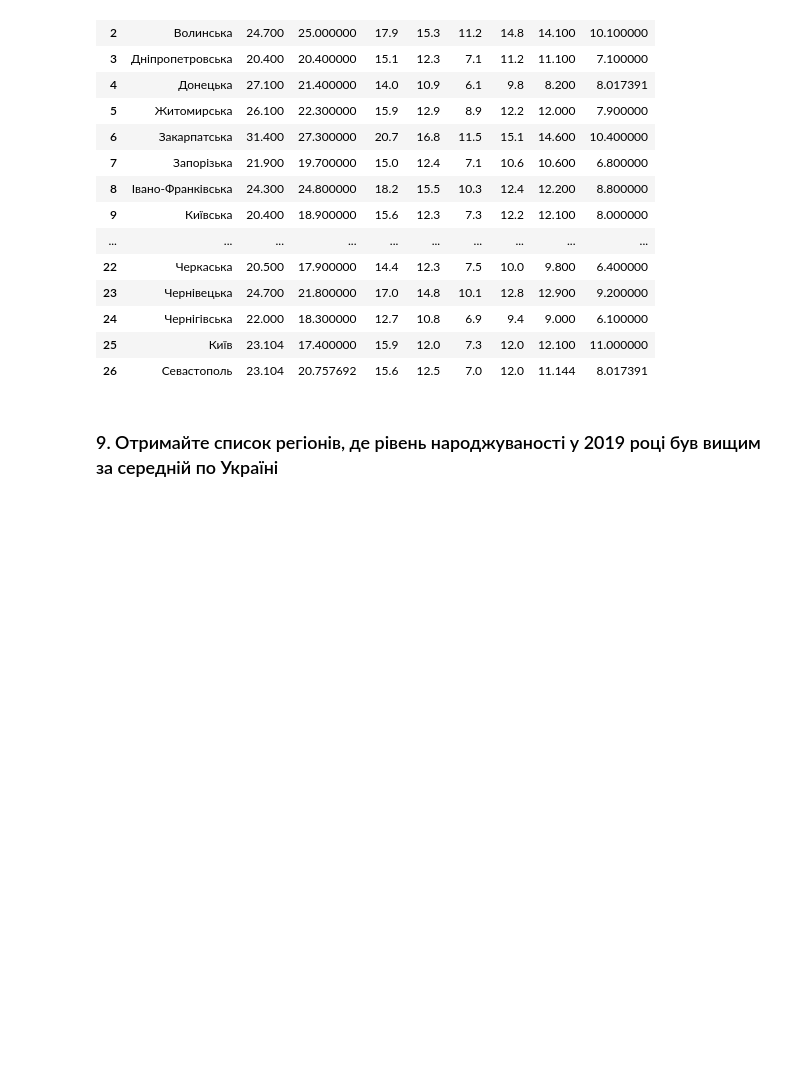
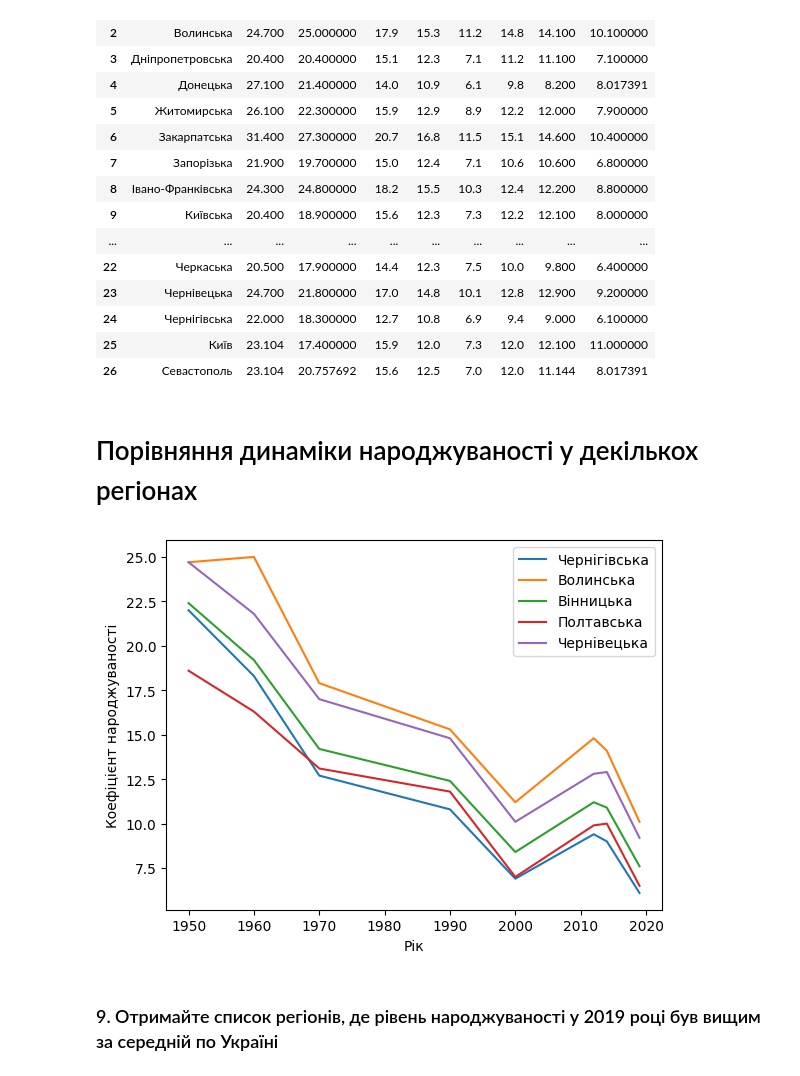
Before and after one commit to Musfer/goit_3, a Jupyter notebook: week3/Hw2.1.ipynb, the cells around one changed output. Cells and saved outputs as stored; diff of their text form; code cells hidden in the pictures; blank space fills up the shorter version.

```diff
--- a/week3/Hw2.1.ipynb
+++ b/week3/Hw2.1.ipynb
@@ -137,6 +160,22 @@ df
 | 24 | Чернігівська | 22.000 | 18.300000 | 12.7 | 10.8 | 6.9 | 9.4 | 9.000 | 6.100000 |
 | 25 | Київ | 23.104 | 17.400000 | 15.9 | 12.0 | 7.3 | 12.0 | 12.100 | 11.000000 |
 | 26 | Севастополь | 23.104 | 20.757692 | 15.6 | 12.5 | 7.0 | 12.0 | 11.144 | 8.017391 |
+# %% [markdown]
+# Порівняння динаміки народжуваності у декількох регіонах
+# %%
+import random
+# randint(0, 26)
+rand_ids = random.sample(range(27), 5)
+x = np.array([int(t) for t in df.columns[1:]])
+for region_id in rand_ids:
+    y = np.array([float(t) for t in df.iloc[region_id][1:]])
+    plt.plot(x,y, label=f'{df.loc[region_id,"Регіон"]}', linestyle='-')
+plt.xlabel('Рік')
+plt.ylabel('Коефіцієнт народжуваності')
+plt.legend()
+plt.show()
+# %% [output]
+[figure, added]
 # %% [markdown]
 ### 9. Отримайте список регіонів, де рівень народжуваності у 2019 році був вищим за середній по Україні
 # %%
```
Also changed, not shown: parts of 6 cells of this notebook.
